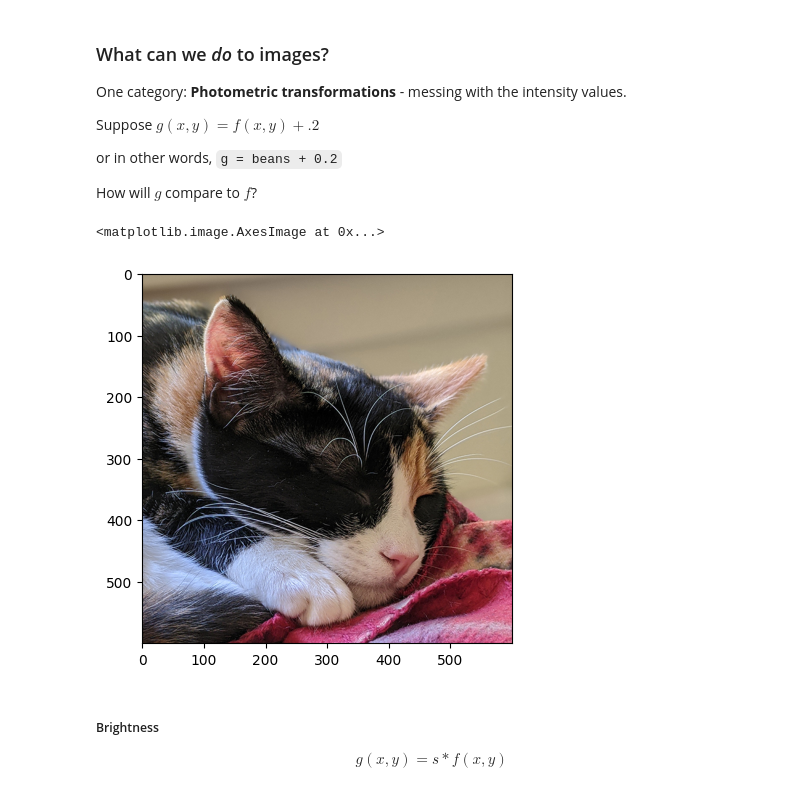
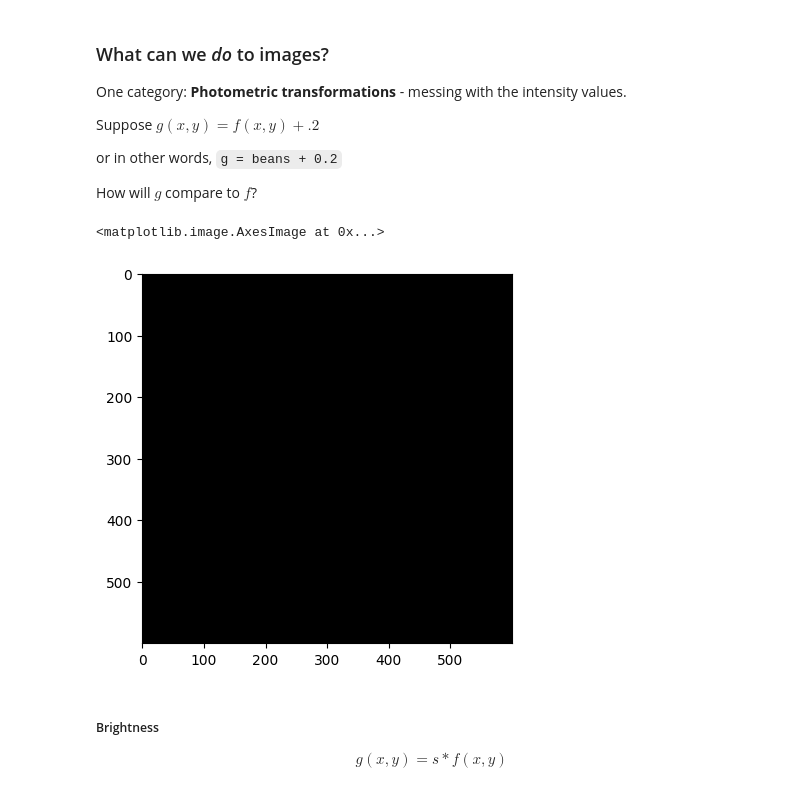
Before and after one commit to philip-hub/csse461-public-202530, a Jupyter notebook: notebooks/L01.ipynb, the cells around one changed output. Saved outputs shown, nothing was run; the diff lists cells and outputs as text; code cells hidden in the pictures.

```diff
--- a/notebooks/L01.ipynb
+++ b/notebooks/L01.ipynb
@@ -342,12 +342,12 @@ or in other words,
 
 How will $g$ compare to $f$?
 # %%
-beans[:,:,:] = beans[:,:,:]*1.0
-g = beans
+beans2[:,:,:] = beans[500,500,:]
+g = beans2
 plt.imshow(g.clip(0,1))
 # %% [output]
 <matplotlib.image.AxesImage at 0x...>
-[figure, old version]
+[figure, new version]
 # %% [markdown]
 ##### Brightness
 
```
Also changed, not shown: parts of 1 cell of this notebook, 1 other file.
